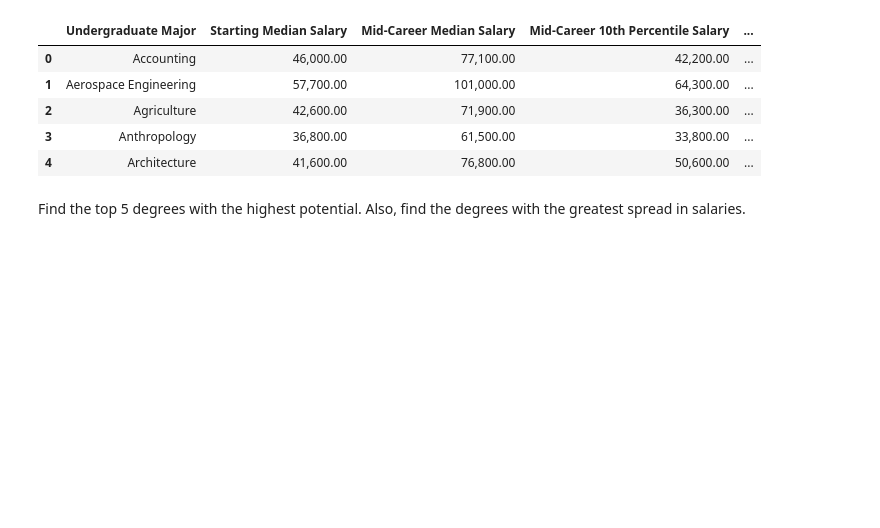
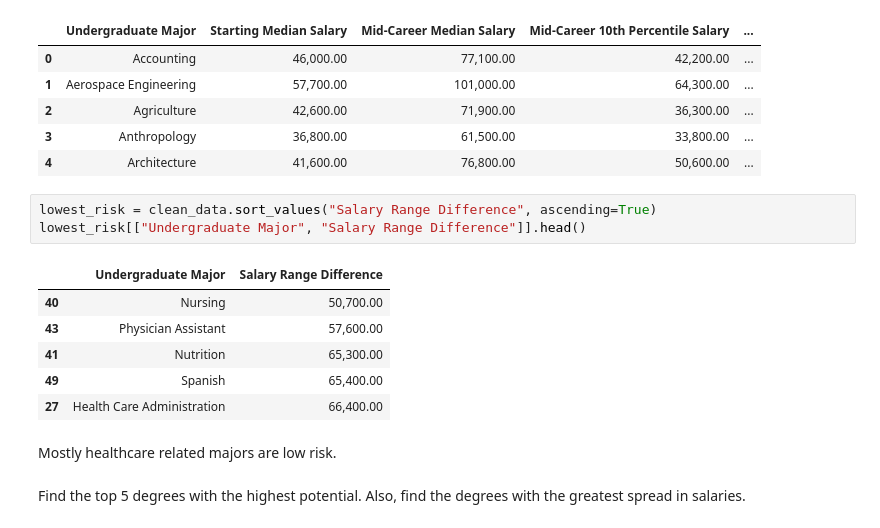
Before and after one commit to msDikshaGarg/Python-100-days-of-code, a Jupyter notebook: Programs/72_college_major_dataset/college_major_vs_salary.ipynb, the cells around one changed output. Cells and saved outputs as stored; diff of their text form; blank space fills up the shorter version.

```diff
--- a/Programs/72_college_major_dataset/college_major_vs_salary.ipynb
+++ b/Programs/72_college_major_dataset/college_major_vs_salary.ipynb
@@ -104,6 +112,18 @@ See the caveats in the documentation: https://pandas.pydata.org/pandas-docs/stab
 | 2 | Agriculture | 42,600.00 | 71,900.00 | 36,300.00 | ... |
 | 3 | Anthropology | 36,800.00 | 61,500.00 | 33,800.00 | ... |
 | 4 | Architecture | 41,600.00 | 76,800.00 | 50,600.00 | ... |
+# %%
+lowest_risk = clean_data.sort_values("Salary Range Difference", ascending=True)
+lowest_risk[["Undergraduate Major", "Salary Range Difference"]].head()
+# %% [output]
+|  | Undergraduate Major | Salary Range Difference |
+| 40 | Nursing | 50,700.00 |
+| 43 | Physician Assistant | 57,600.00 |
+| 41 | Nutrition | 65,300.00 |
+| 49 | Spanish | 65,400.00 |
+| 27 | Health Care Administration | 66,400.00 |
+# %% [markdown]
+Mostly healthcare related majors are low risk.
 # %% [markdown]
 Find the top 5 degrees with the highest potential.
 Also, find the degrees with the greatest spread in salaries.
```
Also changed, not shown: parts of 13 cells of this notebook, 1 other file.
